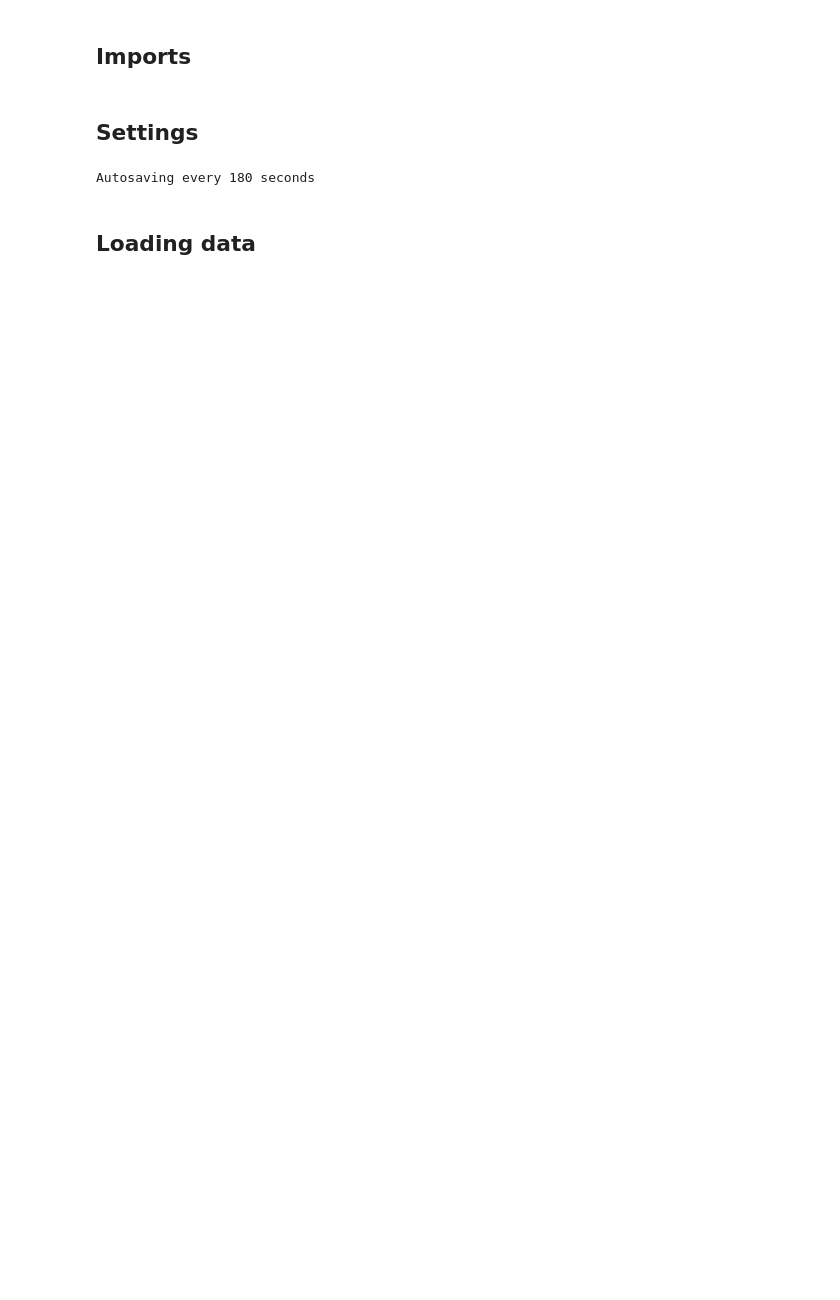
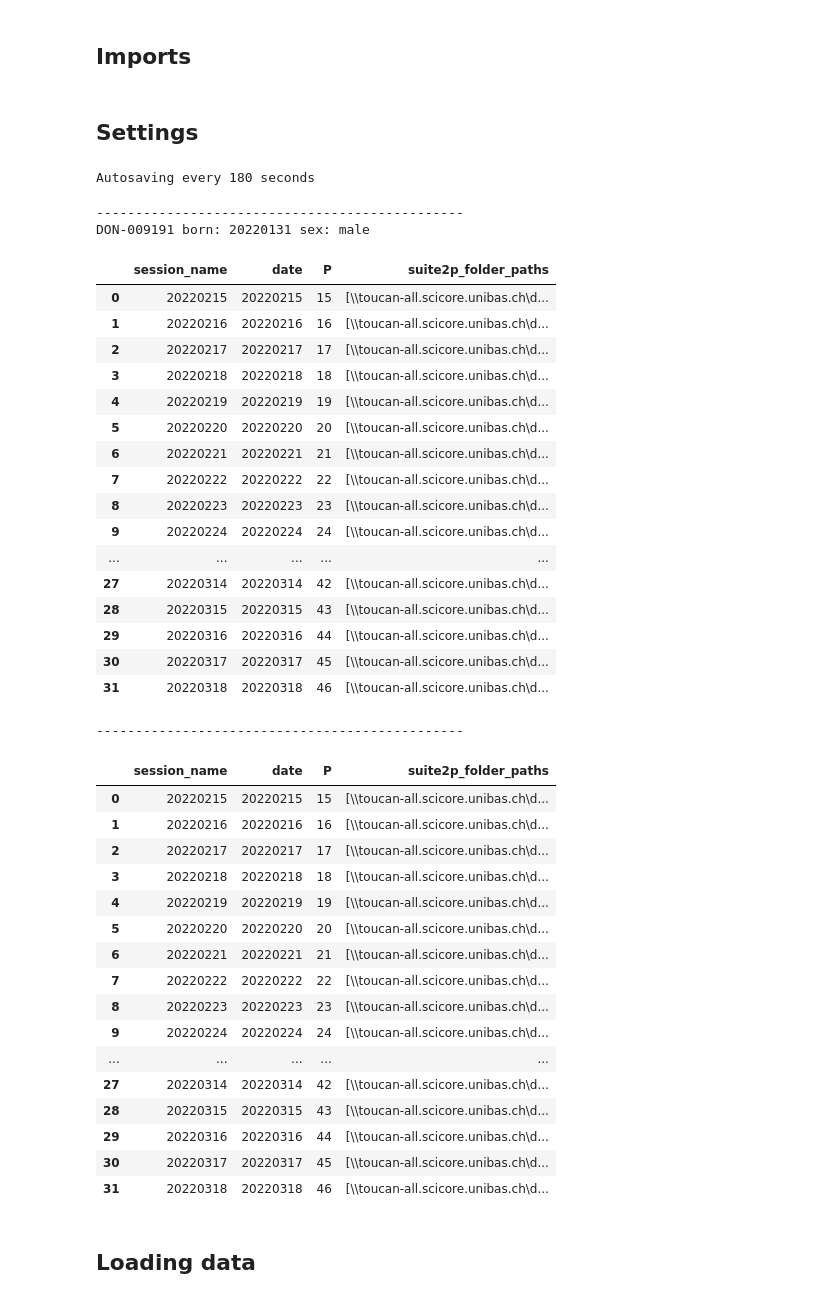
Before and after one commit to Ch3fUlrich/AnimalClass, a Jupyter notebook: OwnClass.ipynb, the cells around one changed output. Saved outputs shown, nothing was run; the diff lists cells and outputs as text; code cells hidden in the pictures; blank space fills up the shorter version.

```diff
--- a/OwnClass.ipynb
+++ b/OwnClass.ipynb
@@ -88,6 +88,46 @@ plotting = False
 %config Completer.use_jedi = False
 # %% [output]
 Autosaving every 180 seconds
+# %%
+animals["DON-009191"].get_overview()
+# %% [output]
+-----------------------------------------------
+DON-009191 born: 20220131 sex: male
+|  | session_name | date | P | suite2p_folder_paths |
+| 0 | 20220215 | 20220215 | 15 | [\\toucan-all.scicore.unibas.ch\d... |
+| 1 | 20220216 | 20220216 | 16 | [\\toucan-all.scicore.unibas.ch\d... |
+| 2 | 20220217 | 20220217 | 17 | [\\toucan-all.scicore.unibas.ch\d... |
+| 3 | 20220218 | 20220218 | 18 | [\\toucan-all.scicore.unibas.ch\d... |
+| 4 | 20220219 | 20220219 | 19 | [\\toucan-all.scicore.unibas.ch\d... |
+| 5 | 20220220 | 20220220 | 20 | [\\toucan-all.scicore.unibas.ch\d... |
+| 6 | 20220221 | 20220221 | 21 | [\\toucan-all.scicore.unibas.ch\d... |
+| 7 | 20220222 | 20220222 | 22 | [\\toucan-all.scicore.unibas.ch\d... |
+| 8 | 20220223 | 20220223 | 23 | [\\toucan-all.scicore.unibas.ch\d... |
+| 9 | 20220224 | 20220224 | 24 | [\\toucan-all.scicore.unibas.ch\d... |
+| ... | ... | ... | ... | ... |
+| 27 | 20220314 | 20220314 | 42 | [\\toucan-all.scicore.unibas.ch\d... |
+| 28 | 20220315 | 20220315 | 43 | [\\toucan-all.scicore.unibas.ch\d... |
+| 29 | 20220316 | 20220316 | 44 | [\\toucan-all.scicore.unibas.ch\d... |
+| 30 | 20220317 | 20220317 | 45 | [\\toucan-all.scicore.unibas.ch\d... |
+| 31 | 20220318 | 20220318 | 46 | [\\toucan-all.scicore.unibas.ch\d... |
+-----------------------------------------------
+|  | session_name | date | P | suite2p_folder_paths |
+| 0 | 20220215 | 20220215 | 15 | [\\toucan-all.scicore.unibas.ch\d... |
+| 1 | 20220216 | 20220216 | 16 | [\\toucan-all.scicore.unibas.ch\d... |
+| 2 | 20220217 | 20220217 | 17 | [\\toucan-all.scicore.unibas.ch\d... |
+| 3 | 20220218 | 20220218 | 18 | [\\toucan-all.scicore.unibas.ch\d... |
+| 4 | 20220219 | 20220219 | 19 | [\\toucan-all.scicore.unibas.ch\d... |
+| 5 | 20220220 | 20220220 | 20 | [\\toucan-all.scicore.unibas.ch\d... |
+| 6 | 20220221 | 20220221 | 21 | [\\toucan-all.scicore.unibas.ch\d... |
+| 7 | 20220222 | 20220222 | 22 | [\\toucan-all.scicore.unibas.ch\d... |
+| 8 | 20220223 | 20220223 | 23 | [\\toucan-all.scicore.unibas.ch\d... |
+| 9 | 20220224 | 20220224 | 24 | [\\toucan-all.scicore.unibas.ch\d... |
+| ... | ... | ... | ... | ... |
+| 27 | 20220314 | 20220314 | 42 | [\\toucan-all.scicore.unibas.ch\d... |
+| 28 | 20220315 | 20220315 | 43 | [\\toucan-all.scicore.unibas.ch\d... |
+| 29 | 20220316 | 20220316 | 44 | [\\toucan-all.scicore.unibas.ch\d... |
+| 30 | 20220317 | 20220317 | 45 | [\\toucan-all.scicore.unibas.ch\d... |
+| 31 | 20220318 | 20220318 | 46 | [\\toucan-all.scicore.unibas.ch\d... |
 # %% [markdown]
 ## Loading data
 # %%
```
Also changed, not shown: parts of 2 cells of this notebook, 4 other files.
